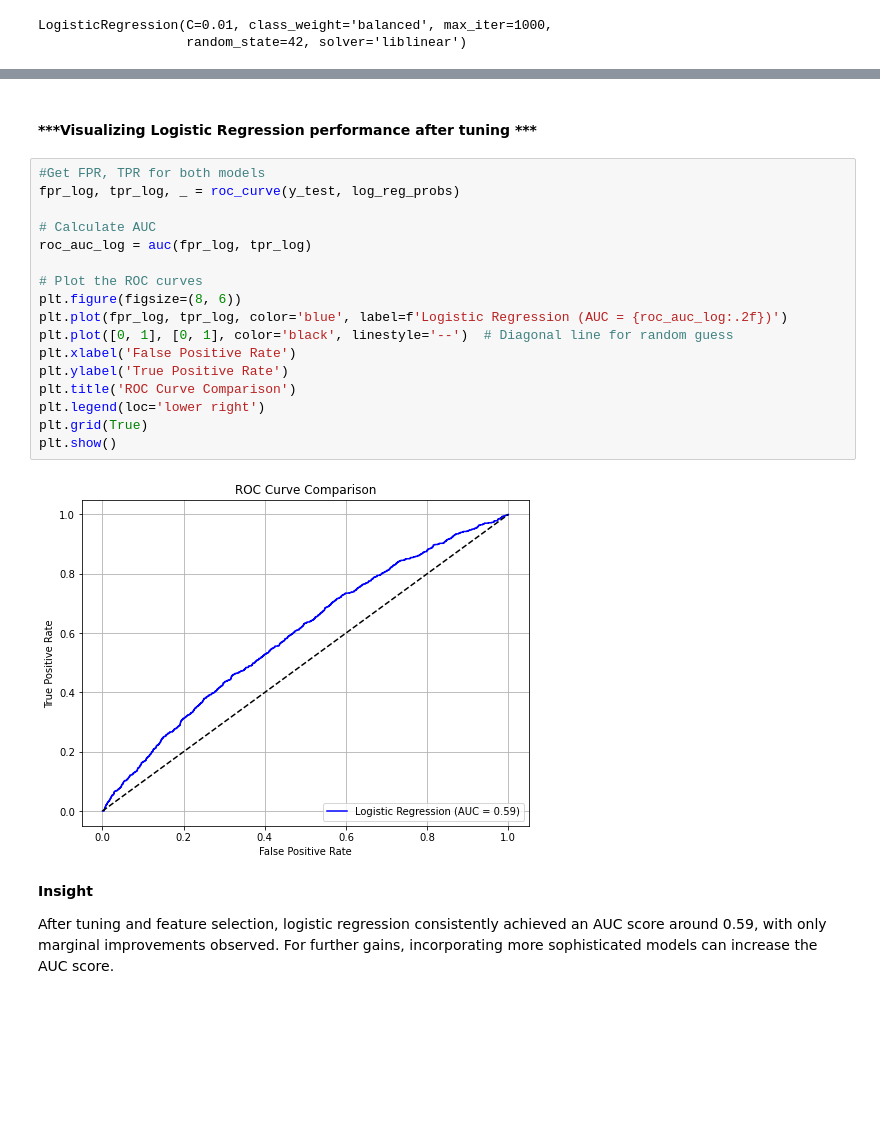
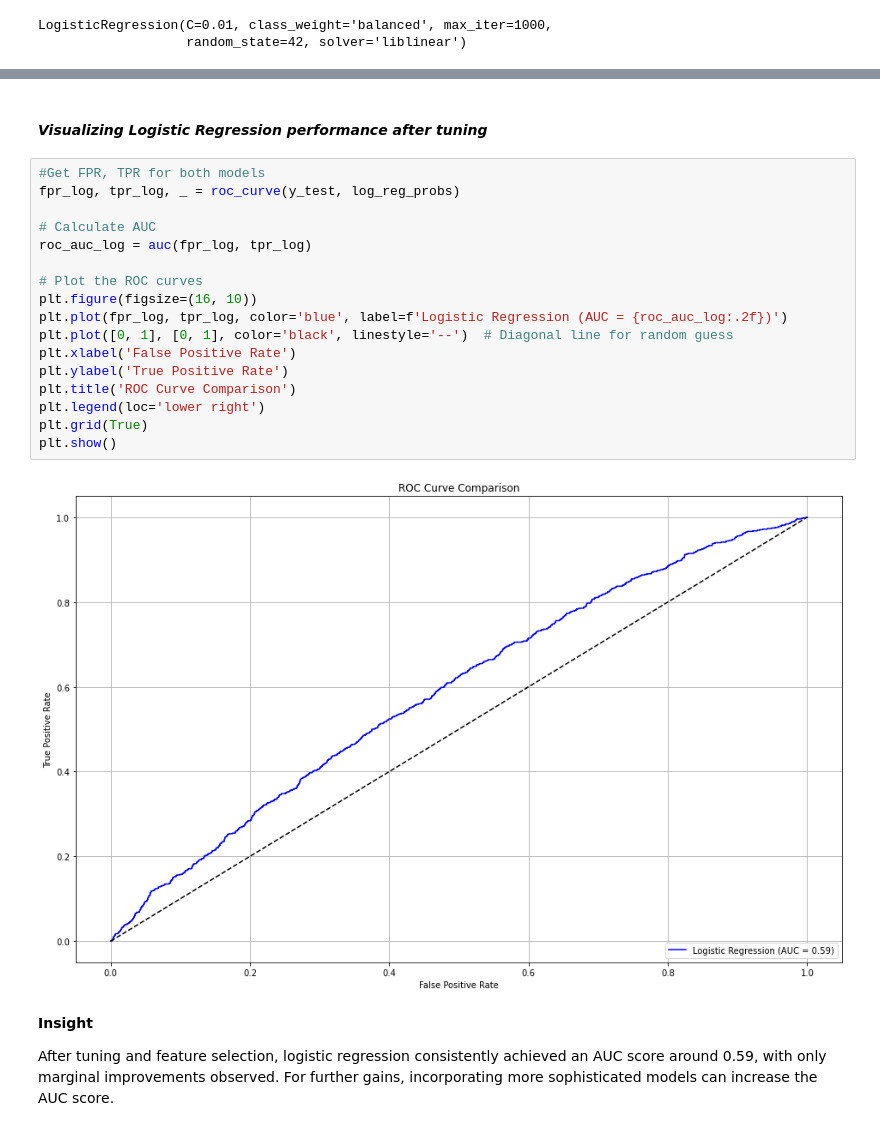
Before and after one commit to Calistus-design/Car_Insurance_Claim_Prediction, a Jupyter notebook: Index.ipynb, the cells around one changed output, grey strips where cells are left out. Cells and saved outputs as stored; diff of their text form; blank space fills up the shorter version.

```diff
--- a/Index.ipynb
+++ b/Index.ipynb
@@ -954,24 +1002,24 @@ Test ROC-AUC: 0.5883177439450573
 # %% [markdown]
-#### ***Visualizing Logistic Regression performance after tuning ***
+#### ***Visualizing Logistic Regression performance after tuning***
 # %%
 #Get FPR, TPR for both models
 fpr_log, tpr_log, _ = roc_curve(y_test, log_reg_probs)
 
 # Calculate AUC
 roc_auc_log = auc(fpr_log, tpr_log)
 
 # Plot the ROC curves
-plt.figure(figsize=(8, 6))
+plt.figure(figsize=(16, 10))
 plt.plot(fpr_log, tpr_log, color='blue', label=f'Logistic Regression (AUC = {roc_auc_log:.2f})')
 plt.plot([0, 1], [0, 1], color='black', linestyle='--')  # Diagonal line for random guess
 plt.xlabel('False Positive Rate')
 plt.ylabel('True Positive Rate')
 plt.title('ROC Curve Comparison')
 plt.legend(loc='lower right')
 plt.grid(True)
 plt.show()
 # %% [output]
-[figure, old version]
+[figure, new version]
 # %% [markdown]
 **Insight**
 
```
Also changed, not shown: parts of 41 cells of this notebook.
